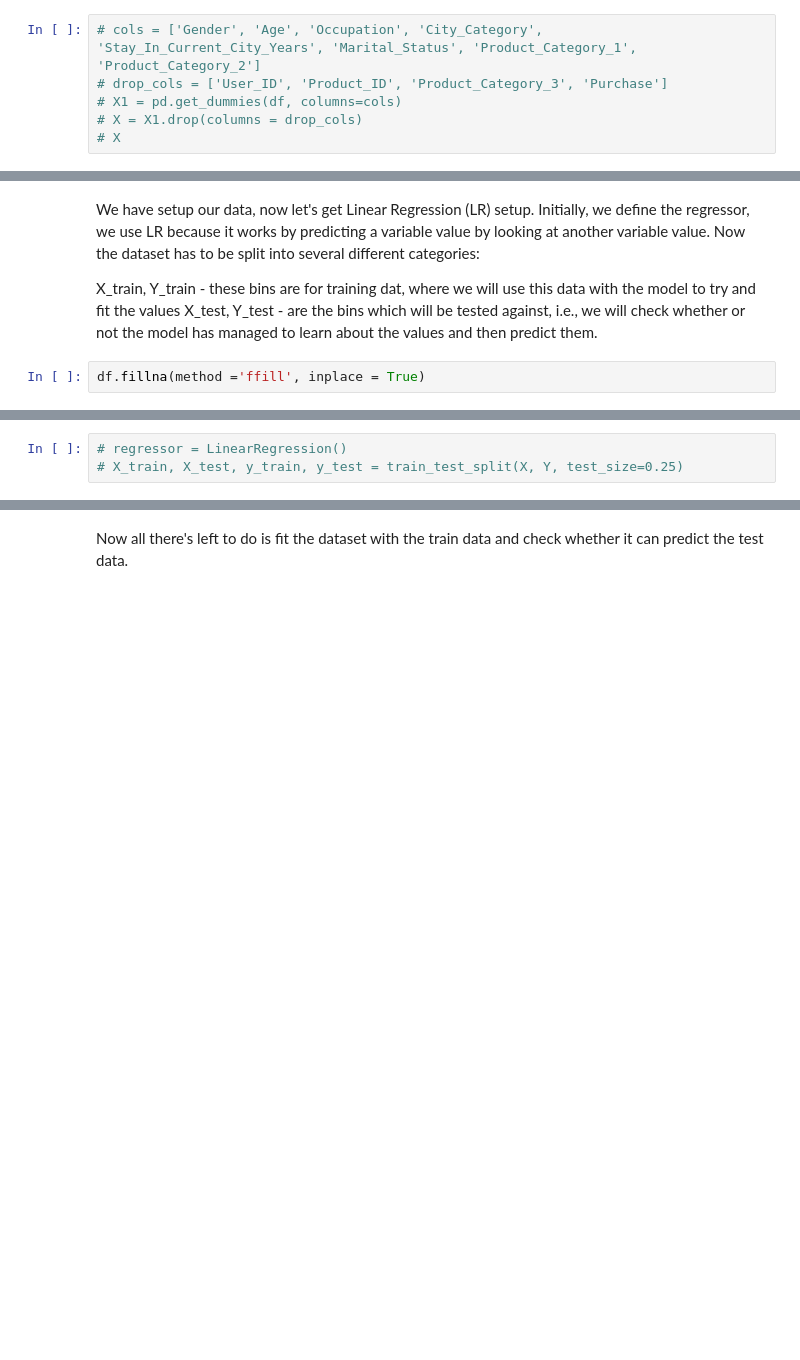
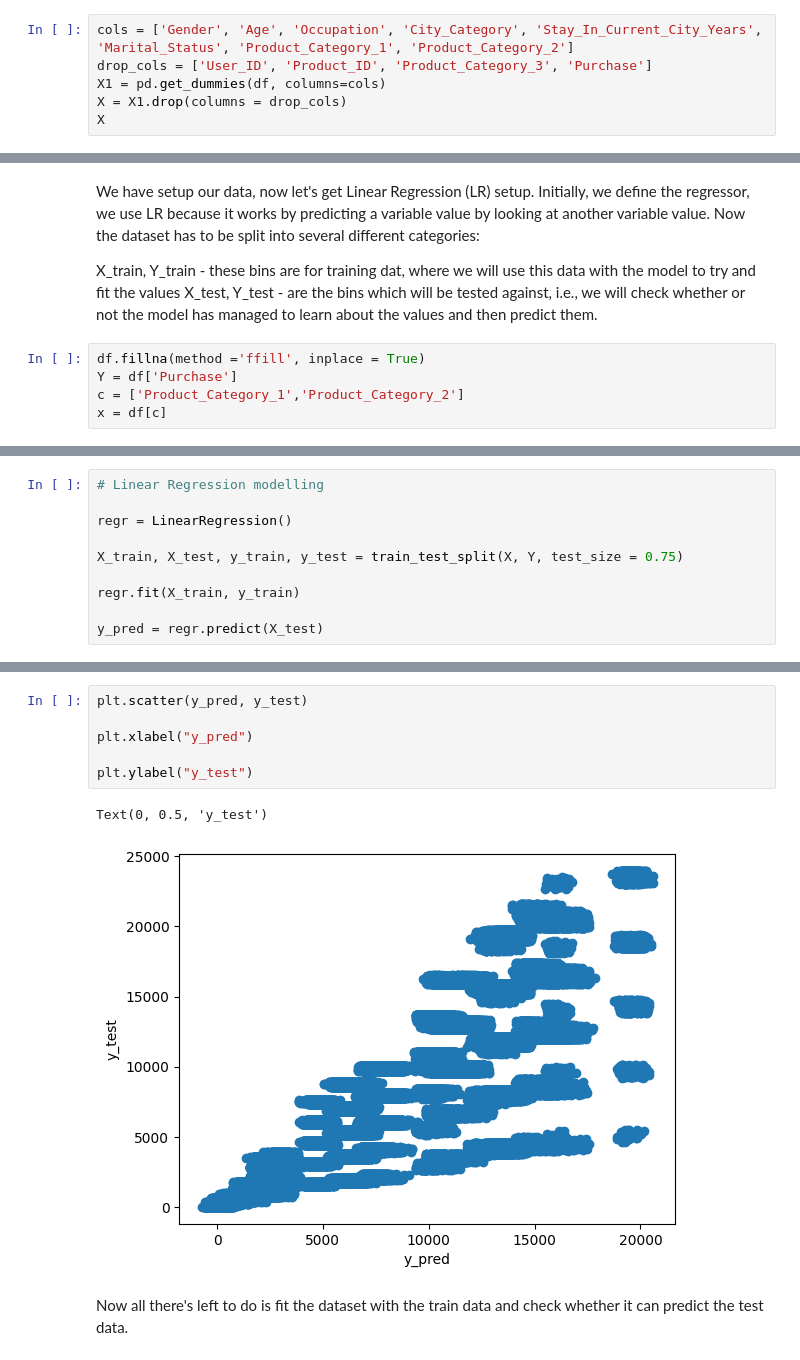
Before and after one commit to gelmisb/Modelling-using-text-mining-algorithms, a Jupyter notebook: Sales_analysis.ipynb, the cells around one changed output, grey strips where cells are left out. Drawn from its saved outputs; the diff is of its cells as text; blank space fills up the shorter version.

```diff
--- a/Sales_analysis.ipynb
+++ b/Sales_analysis.ipynb
@@ -183,8 +183,8 @@ import math
 # %% [markdown]
 Let's define the columns by defining the data we want to process, remove the unnecessary data by dropping them from the dataset.
 # %%
-# cols = ['Gender', 'Age', 'Occupation', 'City_Category', 'Stay_In_Current_City_Years', 'Marital_Status', 'Product_Category_1', 'Product_Category_2']
-# drop_cols = ['User_ID', 'Product_ID', 'Product_Category_3', 'Purchase']
-# X1 = pd.get_dummies(df, columns=cols)
-# X = X1.drop(columns = drop_cols)
-# X
+cols = ['Gender', 'Age', 'Occupation', 'City_Category', 'Stay_In_Current_City_Years', 'Marital_Status', 'Product_Category_1', 'Product_Category_2']
+drop_cols = ['User_ID', 'Product_ID', 'Product_Category_3', 'Purchase']
+X1 = pd.get_dummies(df, columns=cols)
+X = X1.drop(columns = drop_cols)
+X
@@ -204,3 +214,6 @@ X_train, Y_train - these bins are for training dat, where we will use this data
 X_test, Y_test - are the bins which will be tested against, i.e., we will check whether or not the model has managed to learn about the values and then predict them.
 # %%
 df.fillna(method ='ffill', inplace = True)
+Y = df['Purchase']
+c = ['Product_Category_1','Product_Category_2']
+x = df[c]
@@ -257,4 +220,11 @@ plt.show()
 # %%
-# regressor = LinearRegression()
-# X_train, X_test, y_train, y_test = train_test_split(X, Y, test_size=0.25)
+# Linear Regression modelling
+
+regr = LinearRegression()
+
+X_train, X_test, y_train, y_test = train_test_split(X, Y, test_size = 0.75)
+
+regr.fit(X_train, y_train)
+
+y_pred = regr.predict(X_test)
 # %% [output]
@@ -262,2 +240,11 @@ ValueError: Found input variables with inconsistent numbers of samples: [1100136
+# %%
+plt.scatter(y_pred, y_test)
+
+plt.xlabel("y_pred")
+
+plt.ylabel("y_test")
+# %% [output]
+Text(0, 0.5, 'y_test')
+[figure, added]
 # %% [markdown]
 Now all there's left to do is fit the dataset with the train data and check whether it can predict the test data.
```
Also changed, not shown: parts of 10 cells of this notebook.
